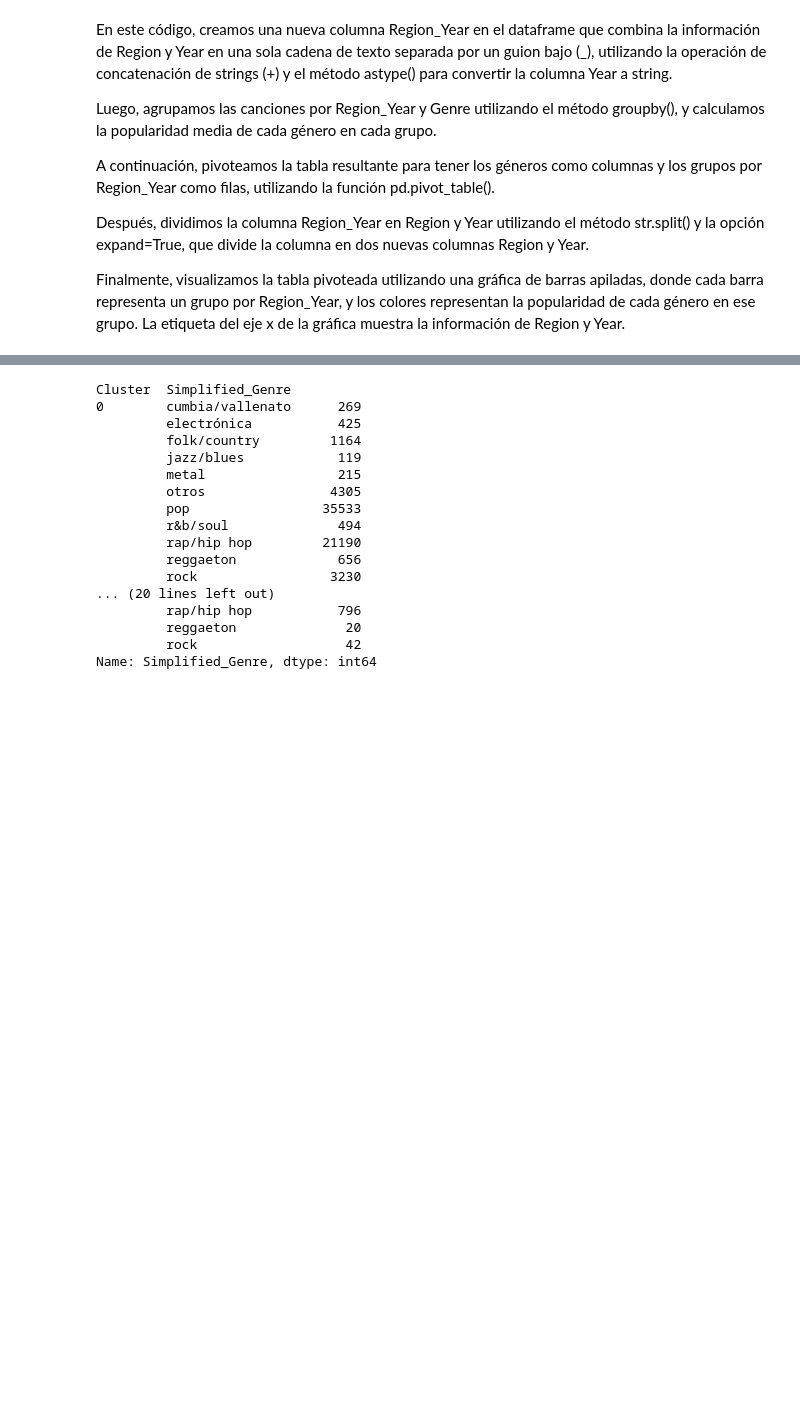
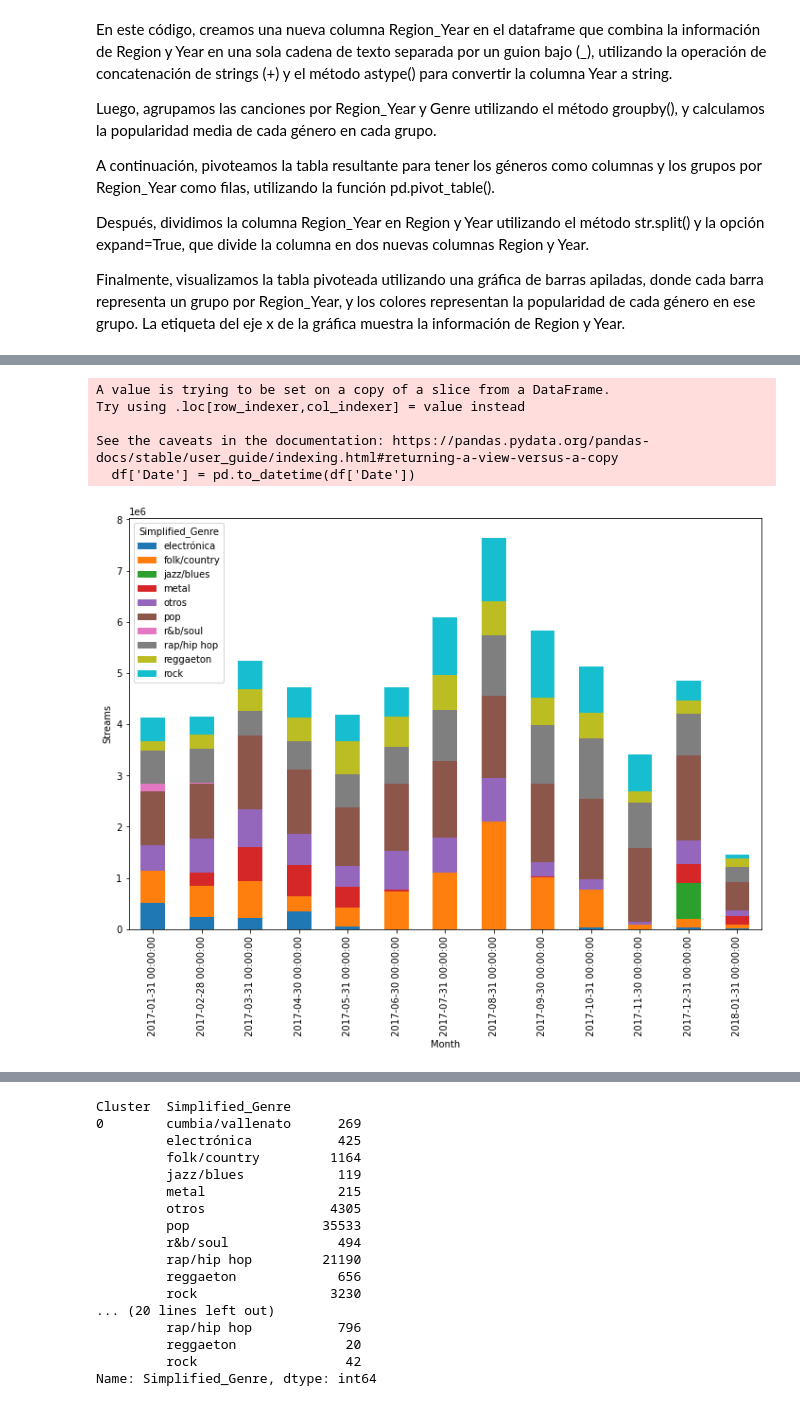
Before and after one commit to smm1999/TFM, a Jupyter notebook: Modelos NO supervisados/Modelos no supervisados.ipynb, the cells around one changed output, grey strips where cells are left out. Cells and saved outputs as stored; diff of their text form; code cells hidden in the pictures; blank space fills up the shorter version.

```diff
--- a/Modelos NO supervisados/Modelos no supervisados.ipynb
+++ b/Modelos NO supervisados/Modelos no supervisados.ipynb
@@ -452,3 +360,77 @@ See the caveats in the documentation: https://pandas.pydata.org/pandas-docs/stab
+# %%
+import pandas as pd
+import matplotlib.pyplot as plt
+import re
+
+def Country_gr(pais):
+    def simplify_genres_in_df(df, country=None):
+        # Filtrar por país, si se especifica
+        if country:
+            df = df[df['Region'] == country]
+
+        # Definir patrones de expresiones regulares para simplificar los géneros
+        patterns = [
+            (re.compile(r'.*(rap|hip hop).*'), 'rap/hip hop'),
+            (re.compile(r'.*(pop).*'), 'pop'),
+            (re.compile(r'.*(rock).*'), 'rock'),
+            (re.compile(r'.*(reggaeton).*'), 'reggaeton'),
+            (re.compile(r'.*(trap).*'), 'trap'),
+            (re.compile(r'.*(electrónica|edm|electro|dance).*'), 'electrónica'),
+            (re.compile(r'.*(metal).*'), 'metal'),
+            (re.compile(r'.*(cumbia|vallenato).*'), 'cumbia/vallenato'),
+            (re.compile(r'.*(reggae).*'), 'reggae'),
+            (re.compile(r'.*(salsa).*'), 'salsa'),
+            (re.compile(r'.*(folk|country).*'), 'folk/country'),
+            (re.compile(r'.*(r&b|soul).*'), 'r&b/soul'),
+            (re.compile(r'.*(jazz|blues).*'), 'jazz/blues'),
+            (re.compile(r'.*(clásica).*'), 'clásica')
+        ]
+
+        # Definir función para simplificar un género según los patrones de expresiones regulares
+        def simplify_genre(genre):
+            # Simplificar el género utilizando los patrones de expresiones regulares
+            for pattern, simplified_genre in patterns:
+                if pattern.match(genre.lower()):
+                    return simplified_genre
+            # Si no se encuentra ningún patrón, se devuelve el género original
+            return 'otros'
+
+        # Convertir la columna 'Date' en un objeto datetime y agrupar por mes
+        df['Date'] = pd.to_datetime(df['Date'])
+        df = df.groupby([pd.Grouper(key='Date', freq='M'), 'Region', 'Genre']).sum().reset_index()
+
+        # Aplicar la función a la columna de géneros del dataframe
+        df['Simplified_Genre'] = df['Genre'].apply(simplify_genre)
+
+        return df
+
+
+
+    #print("Size of df before:", len(df))
+    df_region = simplify_genres_in_df(df, country=pais)
+    #print("Size of df after:", len(df))
+
+    # Agrupar los géneros simplificados en el dataframe
+    grouped = df_region.groupby(['Date', 'Simplified_Genre'])['Streams'].mean().reset_index()
+
+    # Pivotea la tabla para tener los géneros como columnas y los grupos por mes como filas
+    pivot_table = pd.pivot_table(grouped, values='Streams', index=pd.Grouper(key='Date', freq='M'), columns='Simplified_Genre').reset_index()
+
+    # Visualiza la popularidad de cada género en cada mes
+    pivot_table.plot(x='Date', kind='bar', stacked=True, figsize=(12, 8))
+    plt.xlabel('Month')
+    plt.ylabel('Streams')
+    plt.show()
+
+pais = 'it'
+Country_gr(pais)
+# %% [output]
+A value is trying to be set on a copy of a slice from a DataFrame.
+Try using .loc[row_indexer,col_indexer] = value instead
+
+See the caveats in the documentation: https://pandas.pydata.org/pandas-docs/stable/user_guide/indexing.html#returning-a-view-versus-a-copy
+  df['Date'] = pd.to_datetime(df['Date'])
+[figure, added]
 # %%
 print(df)
 # %% [output]
```
Also changed, not shown: parts of 10 cells of this notebook, 2 other files.
